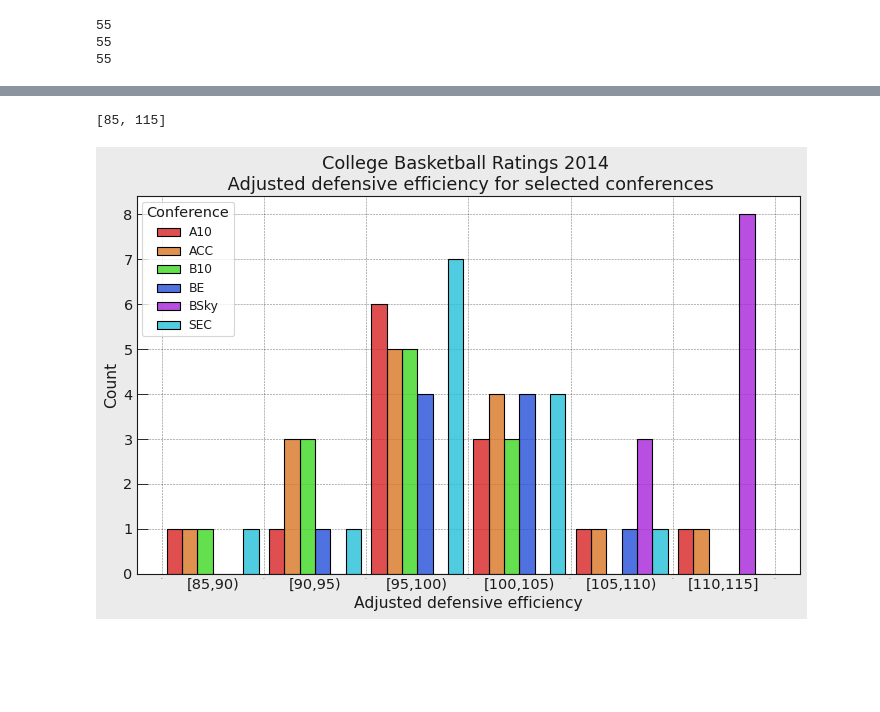
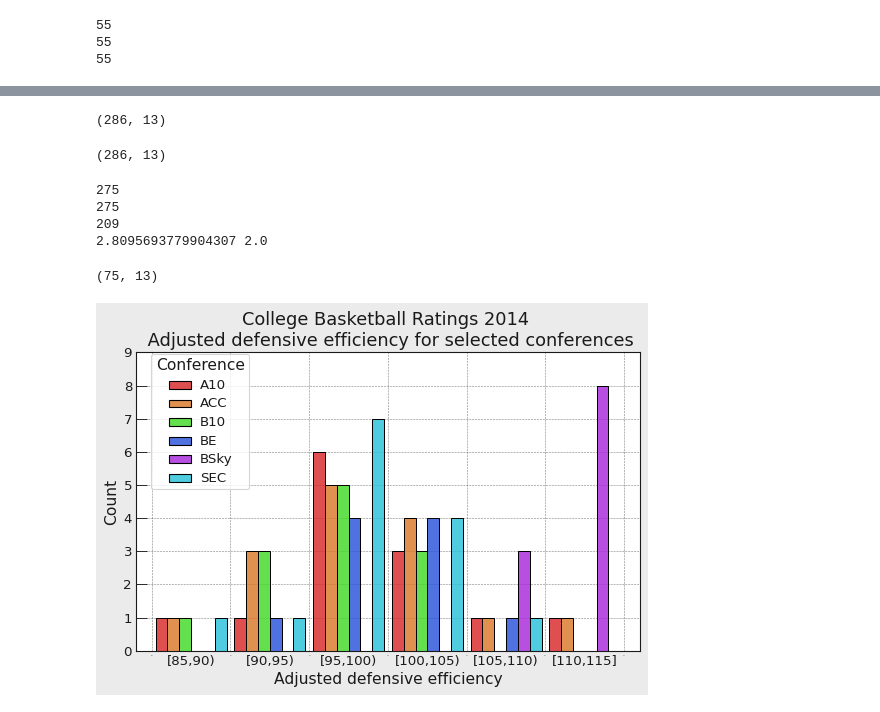
Before and after one commit to PhilKofoed/AMAS2023, a Jupyter notebook: Philip/Problemset 1/Problemset1.ipynb, the cells around one changed output, grey strips where cells are left out. Cells and saved outputs as stored; diff of their text form; code cells hidden in the pictures; blank space fills up the shorter version.

```diff
--- a/Philip/Problemset 1/Problemset1.ipynb
+++ b/Philip/Problemset 1/Problemset1.ipynb
@@ -281,42 +345,92 @@ plt.savefig("AdjO_plot_test.png")
+# %%
+conf_interest = ["ACC", "SEC", "B10", "BSky", "A10"]
+conf_mask_2014 = [conf not in conf_interest for conf in data_2014["Conf"]]
+data_2014_confselect = data_2014.iloc[conf_mask_2014]
+
+conf_mask_2009 = [conf not in conf_interest for conf in data_2009["Conf"]]
+data_2009_confselect = data_2009.iloc[conf_mask_2009]
+# There are 1 more teams in the conferences in 2009
+display(data_2014_confselect.shape, data_2009_confselect.shape)
+mask_shared_teams_2009 = [team in data_2014_confselect["Team"].to_numpy() for team in data_2009_confselect["Team"]]
+print(np.sum(mask_shared_teams_2009))
+mask_shared_teams_2014 = [team in data_2009_confselect["Team"].to_numpy() for team in data_2014_confselect["Team"]]
+print(np.sum(mask_shared_teams_2014))
+# Only 66 teams played both in 2009 and 2014
+
+
+# Cannot be sorted the same way as the others unfortunately
+data_2014_confselect_shared = data_2014_confselect.iloc[mask_shared_teams_2014].sort_values(by = ["Team"])
+data_2009_confselect_shared = data_2009_confselect.iloc[mask_shared_teams_2009].sort_values(by = ["Team"])
+
+print(np.sum(data_2014_confselect_shared["Conf"].to_numpy() == data_2009_confselect_shared["Conf"].to_numpy()))
+conf_mask = data_2014_confselect_shared["Conf"].to_numpy() == data_2009_confselect_shared["Conf"].to_numpy()
+# When including the 6th conference there are 5 teams which played collage basketball in both 2009 and 2014
+# but switched conference.
+
+# with pd.option_context('display.max_rows', None, 'display.max_columns', None):  # more options can be specified also
+#     display(data_2014_confselect_shared, data_2009_confselect_shared)
+data_2014_confselect_shared = data_2014_confselect_shared.iloc[conf_mask].sort_values(by = ["Conf", "Team"])
+data_2009_confselect_shared = data_2009_confselect_shared.iloc[conf_mask].sort_values(by = ["Conf", "Team"])
+
+
+AdjO_diff = data_2014_confselect_shared["AdjO"].to_numpy() - data_2009_confselect_shared["AdjO"].to_numpy()
+print(np.mean(AdjO_diff), np.median(AdjO_diff))
+# %% [output]
+(286, 13)
+(286, 13)
+275
+275
+209
+2.8095693779904307 2.0
 # %%
 # Exercise 3
 # copy down code
 
-conf_interest = ["ACC", "SEC", "B10", "BSky", "A10", "BE"]
+conf_interest = ["A10", "ACC", "B10", "BSky", "SEC", "BE"]
 conf_mask_2014 = [conf in conf_interest for conf in data_2014["Conf"]]
 data_2014_confselect = data_2014.iloc[conf_mask_2014].sort_values(by = "Conf")
 # sns.set_palette(sns.color_palette(plt.get_cmap))
+# print(plt.prop_cycle())
+print(data_2014_confselect.shape)
+
 fig, ax = plt.subplots()
 # print(plt.prop_cycle())
+
 binwidth = 5
 datarange = [np.min(data_2014_confselect["AdjD"].to_numpy(dtype=np.float64)), np.max(data_2014_confselect["AdjD"].to_numpy(dtype=np.float64))]
 binrange = [int(datarange[0] - datarange[0]%binwidth), int(datarange[1] + (binwidth - datarange[1]%binwidth))]
-print(binrange)
-plot1 = sns.histplot(x = "AdjD", data = data_2014_confselect, hue = "Conf", binwidth=binwidth, binrange=binrange, multiple = "dodge", ax = ax,  shrink = 0.9, alpha = 0.8)
+
+plot1 = sns.histplot(x = "AdjD", data = data_2014_confselect, hue = "Conf", binwidth=binwidth, binrange=binrange, multiple = "dodge", ax = ax,  shrink = 0.9, alpha = 0.8, legend = True)
+
 ticks_pos = [edge + binwidth/2 for edge in range(*binrange, binwidth)]
 ticks_name = [f"[{edge:.0f},{edge+binwidth:.0f})" for edge in range(*binrange, binwidth)]
 ticks_name[-1] = ticks_name[-1].replace(")", "]")
 ax.set_xticks(ticks_pos, minor = True)
 ax.set_xticklabels(ticks_name, minor = True)
 ax.tick_params(axis = "both", which = "minor", length = 0)
 ax.tick_params(axis = "x", which = "major", labelsize = 0, length = 0)
-ax.set(xlabel = "Adjusted defensive efficiency", title = "College Basketball Ratings 2014 \n Adjusted defensive efficiency for selected conferences")
+
+ax.set(xlabel = "Adjusted defensive efficiency", title = "College Basketball Ratings 2014 \n Adjusted defensive efficiency for selected conferences", xlim = (84, 116), ylim = (0, 9))
 # ax.grid(False, axis = "x")
 # ax.xaxis.set_tick_params(width = 55, color = "k", size = 1.5)
 # ax.xaxis.set_ticks_position("bottum")
+
 ax.legend_.set_title("Conference")
-plt.setp(ax.get_legend().get_title(), fontsize='13')
-plt.setp(ax.get_legend().get_texts(), fontsize='11')
-
+plt.setp(ax.get_legend().get_title(), fontsize='14')
+plt.setp(ax.get_legend().get_texts(), fontsize='12')
+# plt.setp(ax.get_legend().set_bbox_to_anchor(), (0,0,0,0))
+ax.get_legend().set_bbox_to_anchor((0.236,1.014,0,0))
+ax.get_legend().set_alpha(1)
+# ax.get_legend().set_frame_on(False)
 ax.set_axisbelow(True)
-
+ax.set_xlim(84, 116)
 fig.tight_layout()
-plt.savefig("AdjD_plot_exercise3.png")
+plt.savefig("AdjD_plot_exercise3.png", facecolor = "white")
 # ax.legend_.set_title_fontsize(12)
 # plt.legend(labels = plot1.legend_.texts, title = "Conference", title_fontsize = 10)
 # %% [output]
-[85, 115]
+(75, 13)
-[figure, old version]
+[figure, new version]
 # %%
 conf_interest = ["ACC", "SEC", "B10", "BSky", "A10", "BE"]
 conf_mask_2014 = [conf in conf_interest for conf in data_2014["Conf"]]
```
Also changed, not shown: parts of 8 cells of this notebook, 10 other files.
